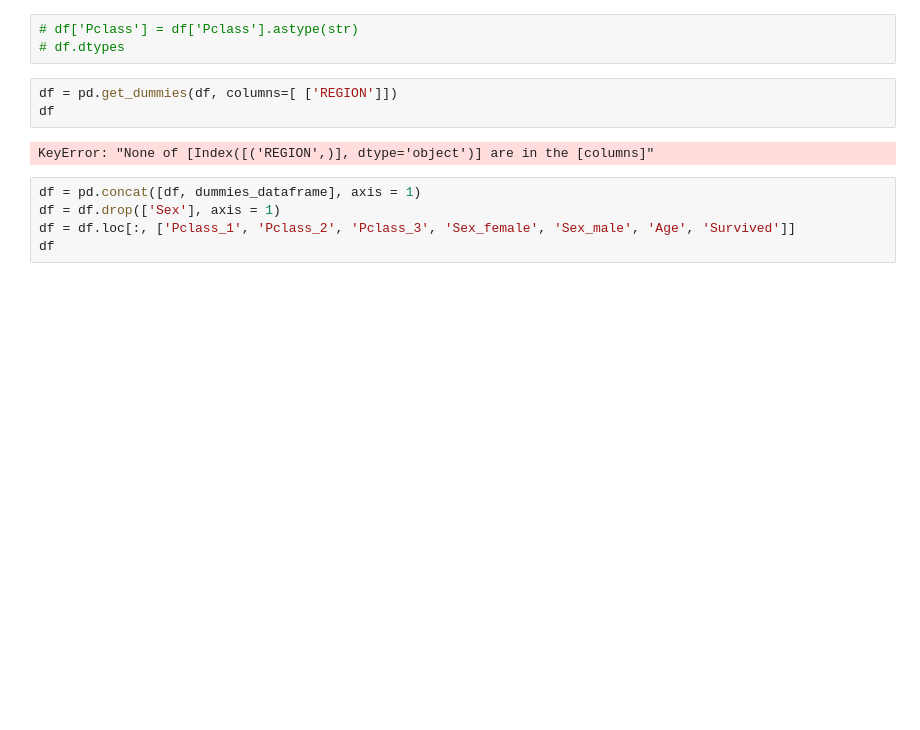
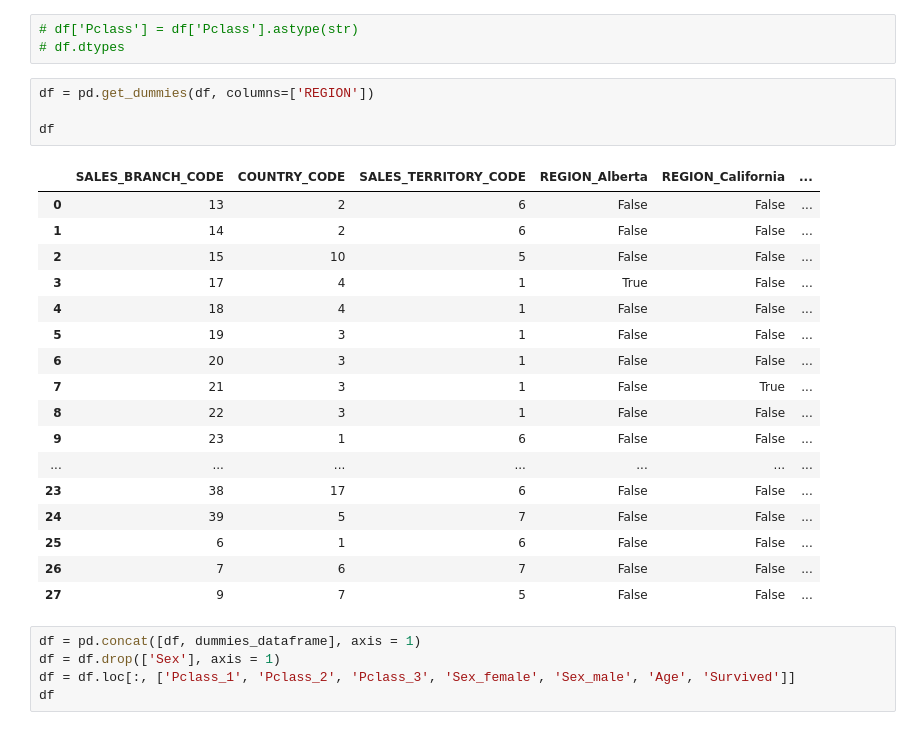
Before and after one commit to david1law/DEDS_Portfolio, a Jupyter notebook: Practicum_9.1_Opdrachten.ipynb, the cells around one changed output. Cells and saved outputs as stored; diff of their text form; blank space fills up the shorter version.

```diff
--- a/Practicum_9.1_Opdrachten.ipynb
+++ b/Practicum_9.1_Opdrachten.ipynb
@@ -67,10 +67,27 @@ df
 # df['Pclass'] = df['Pclass'].astype(str)
 # df.dtypes
 # %%
-df = pd.get_dummies(df, columns=[ ['REGION']])
+df = pd.get_dummies(df, columns=['REGION'])
+
 df
 # %% [output]
-KeyError: "None of [Index([('REGION',)], dtype='object')] are in the [columns]"
+|  | SALES_BRANCH_CODE | COUNTRY_CODE | SALES_TERRITORY_CODE | REGION_Alberta | REGION_California | ... |
+| 0 | 13 | 2 | 6 | False | False | ... |
+| 1 | 14 | 2 | 6 | False | False | ... |
+| 2 | 15 | 10 | 5 | False | False | ... |
+| 3 | 17 | 4 | 1 | True | False | ... |
+| 4 | 18 | 4 | 1 | False | False | ... |
+| 5 | 19 | 3 | 1 | False | False | ... |
+| 6 | 20 | 3 | 1 | False | False | ... |
+| 7 | 21 | 3 | 1 | False | True | ... |
+| 8 | 22 | 3 | 1 | False | False | ... |
+| 9 | 23 | 1 | 6 | False | False | ... |
+| ... | ... | ... | ... | ... | ... | ... |
+| 23 | 38 | 17 | 6 | False | False | ... |
+| 24 | 39 | 5 | 7 | False | False | ... |
+| 25 | 6 | 1 | 6 | False | False | ... |
+| 26 | 7 | 6 | 7 | False | False | ... |
+| 27 | 9 | 7 | 5 | False | False | ... |
 # %%
 df = pd.concat([df, dummies_dataframe], axis = 1)
 df = df.drop(['Sex'], axis = 1)
```
Also changed, not shown: parts of 1 cell of this notebook.
